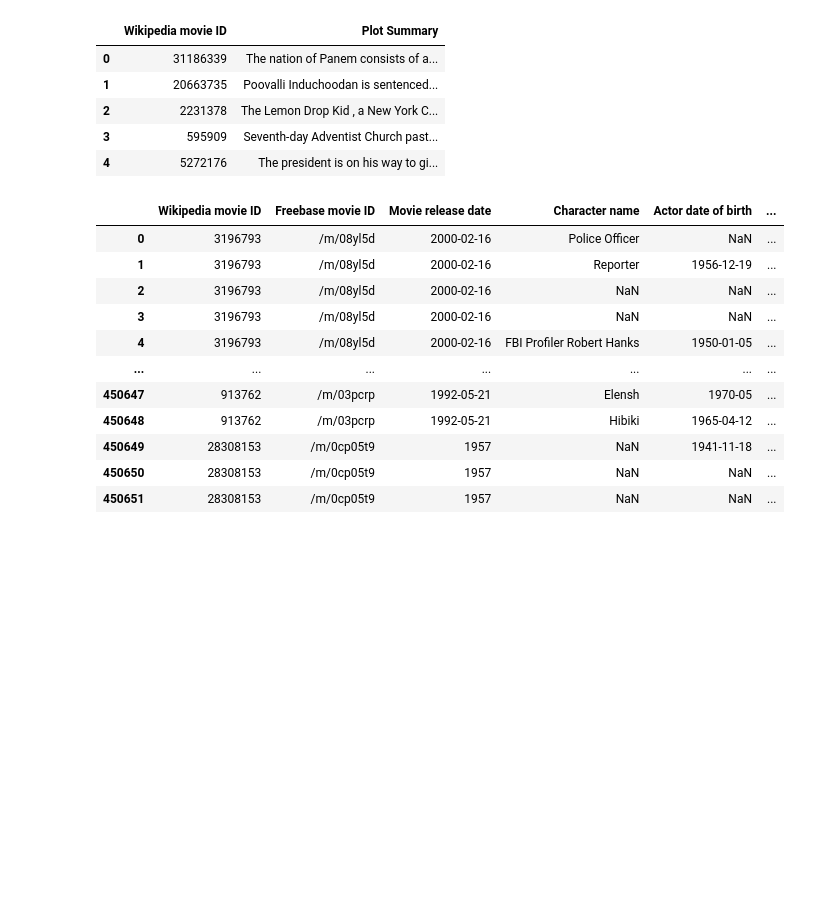
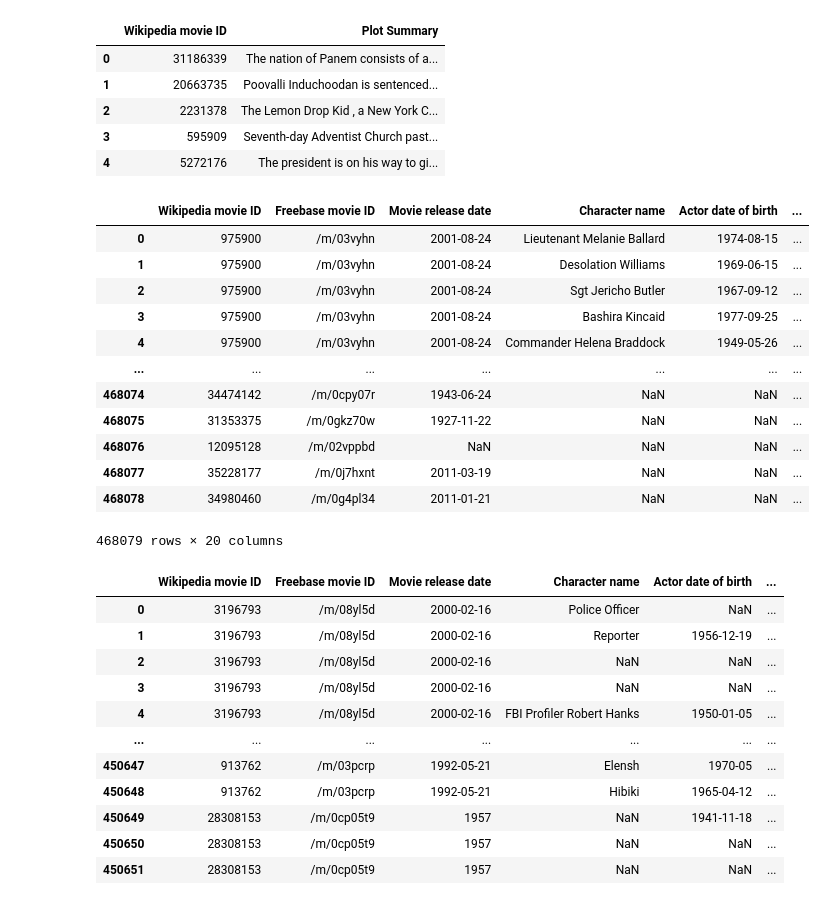
Before and after one commit to epfl-ada/ada-2022-project-utopiansky2022, a Jupyter notebook: Nico.ipynb, the cells around one changed output. Cells and saved outputs as stored; diff of their text form; code cells hidden in the pictures; blank space fills up the shorter version.

```diff
--- a/Nico.ipynb
+++ b/Nico.ipynb
@@ -91,6 +91,25 @@ df_plot_summaries.head()
 | 2 | 2231378 | The Lemon Drop Kid , a New York C... |
 | 3 | 595909 | Seventh-day Adventist Church past... |
 | 4 | 5272176 | The president is on his way to gi... |
+# %%
+df_char_movie_outer = pd.merge(left=df_characters, right=df_movie, how='outer', on= ['Wikipedia movie ID', 'Freebase movie ID', 'Movie release date'],
+indicator =True)
+anti_join = df_char_movie_outer[~(df_char_movie_outer._merge=='both')].drop('_merge', axis=1)
+df_char_movie_outer
+# %% [output]
+|  | Wikipedia movie ID | Freebase movie ID | Movie release date | Character name | Actor date of birth | ... |
+| 0 | 975900 | /m/03vyhn | 2001-08-24 | Lieutenant Melanie Ballard | 1974-08-15 | ... |
+| 1 | 975900 | /m/03vyhn | 2001-08-24 | Desolation Williams | 1969-06-15 | ... |
+| 2 | 975900 | /m/03vyhn | 2001-08-24 | Sgt Jericho Butler | 1967-09-12 | ... |
+| 3 | 975900 | /m/03vyhn | 2001-08-24 | Bashira Kincaid | 1977-09-25 | ... |
+| 4 | 975900 | /m/03vyhn | 2001-08-24 | Commander Helena Braddock | 1949-05-26 | ... |
+| ... | ... | ... | ... | ... | ... | ... |
+| 468074 | 34474142 | /m/0cpy07r | 1943-06-24 | NaN | NaN | ... |
+| 468075 | 31353375 | /m/0gkz70w | 1927-11-22 | NaN | NaN | ... |
+| 468076 | 12095128 | /m/02vppbd | NaN | NaN | NaN | ... |
+| 468077 | 35228177 | /m/0j7hxnt | 2011-03-19 | NaN | NaN | ... |
+| 468078 | 34980460 | /m/0g4pl34 | 2011-01-21 | NaN | NaN | ... |
+468079 rows × 20 columns
 # %%
 df_char_movie = pd.merge(left=df_characters, right=df_movie, how='inner', on= ['Wikipedia movie ID', 'Freebase movie ID', 'Movie release date'])
 df_char_movie
```
Also changed, not shown: parts of 14 cells of this notebook.
